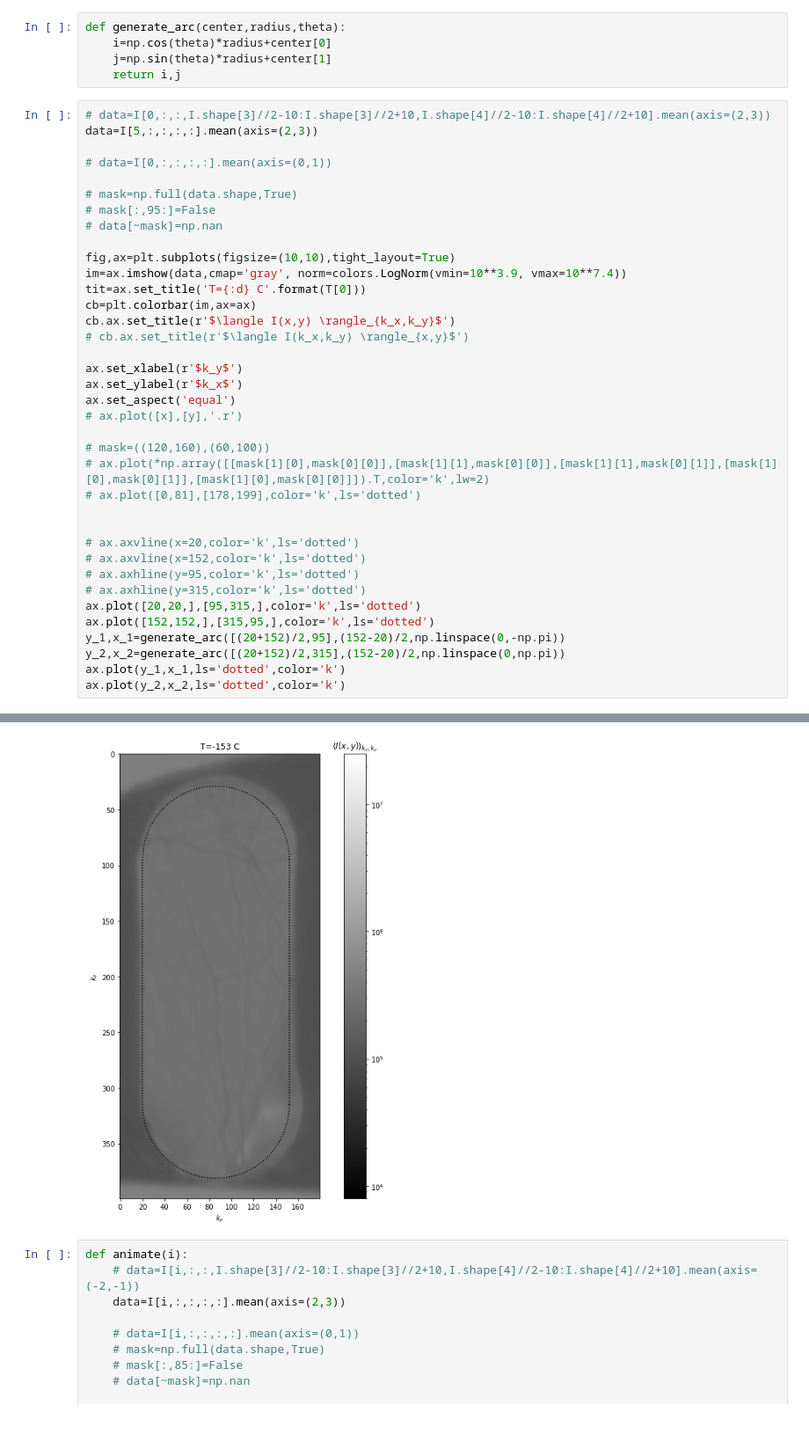
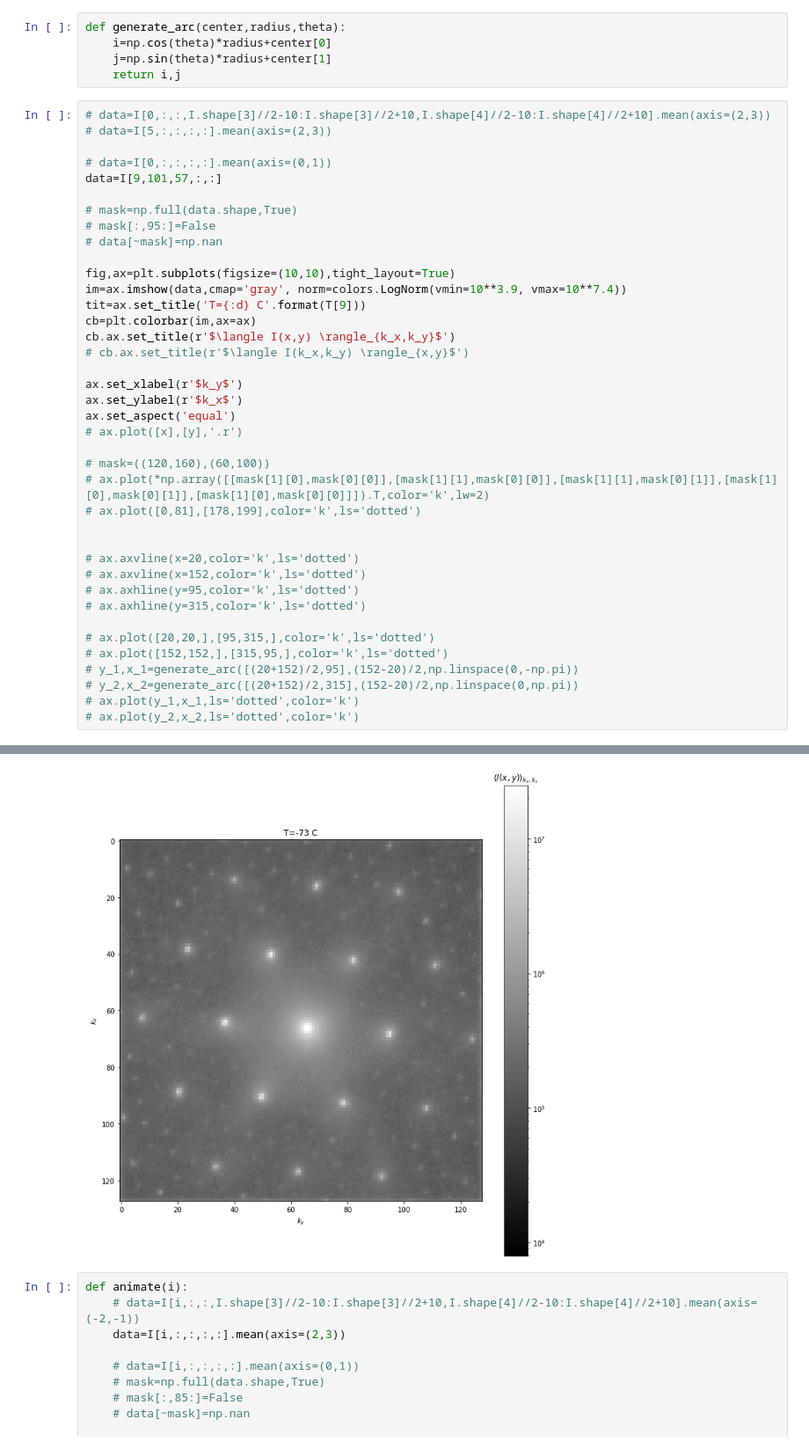
Before and after one commit to hainingpan/4D, a Jupyter notebook: XTEC_STEM_recal.ipynb, the cells around one changed output, grey strips where cells are left out. Shown at 88% size. Drawn from its saved outputs; the diff is of its cells as text; blank space fills up the shorter version.

```diff
--- a/XTEC_STEM_recal.ipynb
+++ b/XTEC_STEM_recal.ipynb
@@ -48,9 +48,10 @@ def generate_arc(center,radius,theta):
     return i,j
 # %%
 # data=I[0,:,:,I.shape[3]//2-10:I.shape[3]//2+10,I.shape[4]//2-10:I.shape[4]//2+10].mean(axis=(2,3))
-data=I[5,:,:,:,:].mean(axis=(2,3))
+# data=I[5,:,:,:,:].mean(axis=(2,3))
 
 # data=I[0,:,:,:,:].mean(axis=(0,1))
+data=I[9,101,57,:,:]
 
 # mask=np.full(data.shape,True)
 # mask[:,95:]=False
@@ -58,7 +59,7 @@ data=I[5,:,:,:,:].mean(axis=(2,3))
 
 fig,ax=plt.subplots(figsize=(10,10),tight_layout=True)
 im=ax.imshow(data,cmap='gray', norm=colors.LogNorm(vmin=10**3.9, vmax=10**7.4))
-tit=ax.set_title('T={:d} C'.format(T[0]))
+tit=ax.set_title('T={:d} C'.format(T[9]))
 cb=plt.colorbar(im,ax=ax)
 cb.ax.set_title(r'$\langle I(x,y) \rangle_{k_x,k_y}$')
 # cb.ax.set_title(r'$\langle I(k_x,k_y) \rangle_{x,y}$')
@@ -77,10 +78,11 @@ ax.set_aspect('equal')
 # ax.axvline(x=152,color='k',ls='dotted')
 # ax.axhline(y=95,color='k',ls='dotted')
 # ax.axhline(y=315,color='k',ls='dotted')
-ax.plot([20,20,],[95,315,],color='k',ls='dotted')
-ax.plot([152,152,],[315,95,],color='k',ls='dotted')
-y_1,x_1=generate_arc([(20+152)/2,95],(152-20)/2,np.linspace(0,-np.pi))
-y_2,x_2=generate_arc([(20+152)/2,315],(152-20)/2,np.linspace(0,np.pi))
-ax.plot(y_1,x_1,ls='dotted',color='k')
-ax.plot(y_2,x_2,ls='dotted',color='k')
+
+# ax.plot([20,20,],[95,315,],color='k',ls='dotted')
+# ax.plot([152,152,],[315,95,],color='k',ls='dotted')
+# y_1,x_1=generate_arc([(20+152)/2,95],(152-20)/2,np.linspace(0,-np.pi))
+# y_2,x_2=generate_arc([(20+152)/2,315],(152-20)/2,np.linspace(0,np.pi))
+# ax.plot(y_1,x_1,ls='dotted',color='k')
+# ax.plot(y_2,x_2,ls='dotted',color='k')
 # %% [output]
@@ -88,4 +89,4 @@ ax.plot(y_2,x_2,ls='dotted',color='k')
-[figure, old version]
+[figure, new version]
 # %%
 def animate(i):
     # data=I[i,:,:,I.shape[3]//2-10:I.shape[3]//2+10,I.shape[4]//2-10:I.shape[4]//2+10].mean(axis=(-2,-1))
```
Also changed, not shown: parts of 2 cells of this notebook, 13 other files.
